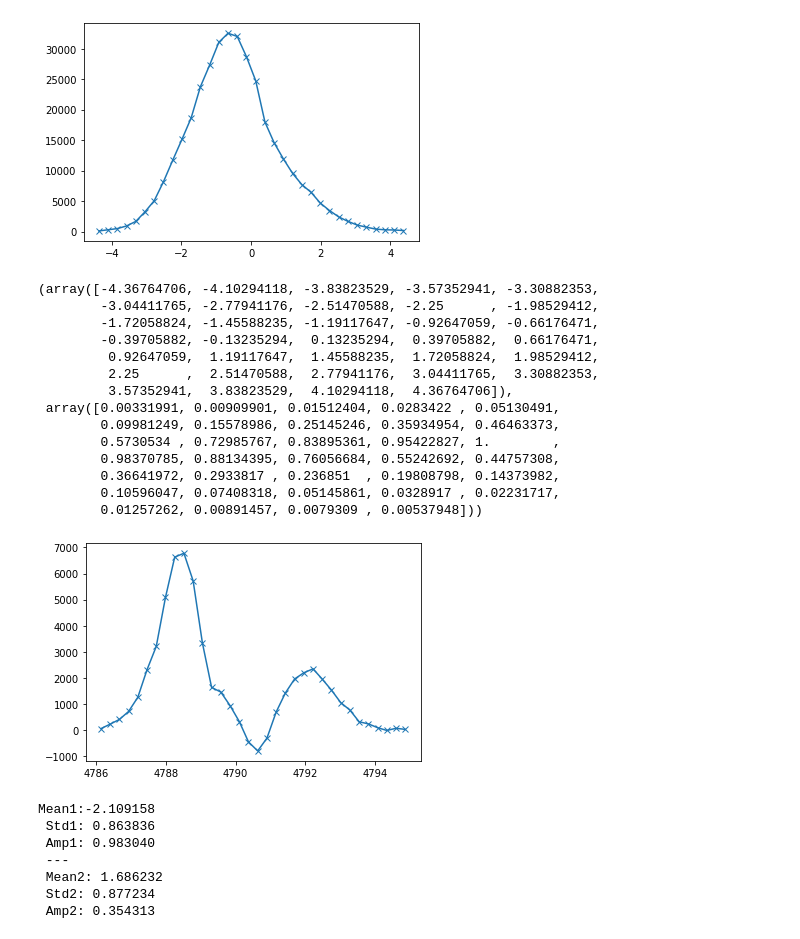
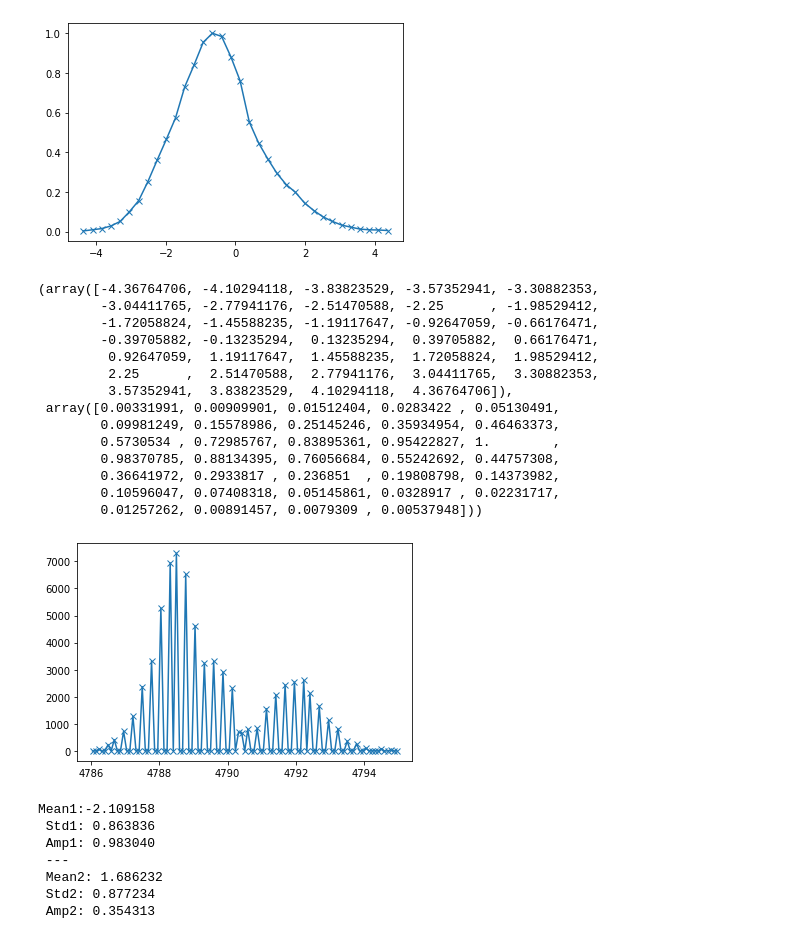
Before and after one commit to gmogol/Timepix, a Jupyter notebook: tdc_data_analysis.ipynb, the cells around one changed output. Saved outputs shown, nothing was run; the diff lists cells and outputs as text; code cells hidden in the pictures.

```diff
--- a/tdc_data_analysis.ipynb
+++ b/tdc_data_analysis.ipynb
@@ -52,7 +52,7 @@ def preproces_tdcs(filename=None,debug=False,tdc_df=None):
         print(time_df.head(10))
         return time_df
 # %%
-def line_hist(df,bins=10, background=None, bg_factor = 1, linestyle=None, normalized=True):
+def line_hist(df,bins=10, background=None, bg_factor = 1, signal_factor =1,linestyle=None, normalized=True):
     '''
     Plots a histogram of the given data or signal-background.
     Args:
@@ -79,6 +79,7 @@ def line_hist(df,bins=10, background=None, bg_factor = 1, linestyle=None, normal
         linestyle ='-'
     x_vals=df
     y_vals,bin_edges= np.histogram(x_vals,bins = bins)
+    y_vals = y_vals * signal_factor
     bin_centers= 0.5*(bin_edges[1:]+bin_edges[:-1])
     if normalized:
         bin_centers = bin_centers-bin_centers.mean()
@@ -101,7 +102,7 @@ def line_hist(df,bins=10, background=None, bg_factor = 1, linestyle=None, normal
     plt.show()
     return bin_centers, y_out
 # %%
-signal_df = preproces_tdcs(filename='converted7.txt')
+signal_df = preproces_tdcs(filename='vert_8_tdc.txt')
 # %% [output]
 tpx_df nulls
  tdc     0
@@ -165,7 +176,7 @@ line_hist(signal_df.delta_t,
           bins=np.linspace(4786,4795,num=35),
          )
 # %% [output]
-[figure, old version]
+[figure, new version]
 (array([-4.36764706, -4.10294118, -3.83823529, -3.57352941, -3.30882353,
         -3.04411765, -2.77941176, -2.51470588, -2.25      , -1.98529412,
         -1.72058824, -1.45588235, -1.19117647, -0.92647059, -0.66176471,
@@ -182,12 +193,12 @@ line_hist(signal_df.delta_t,
         0.01257262, 0.00891457, 0.0079309 , 0.00537948]))
 # %%
 x_data,y_data=line_hist(signal_df.delta_t,
-          bins=np.linspace(4786,4795,num=35),
+          bins=np.linspace(4786,4795,num=100),
           background= background_df.delta_t,
-          bg_factor = 4,normalized=False
+          bg_factor = 3.75,normalized=False
          )
 # %% [output]
-[figure, old version]
+[figure, new version]
 # %%
 from scipy.optimize import curve_fit
 # %%
```
Also changed, not shown: parts of 12 cells of this notebook, 5 other files.
